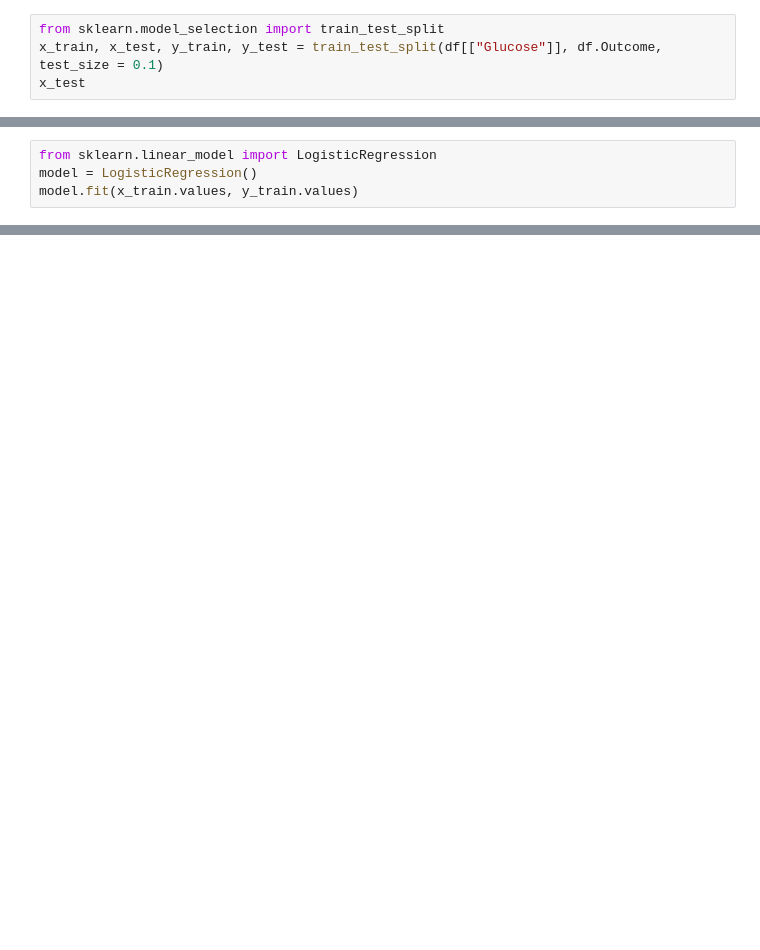
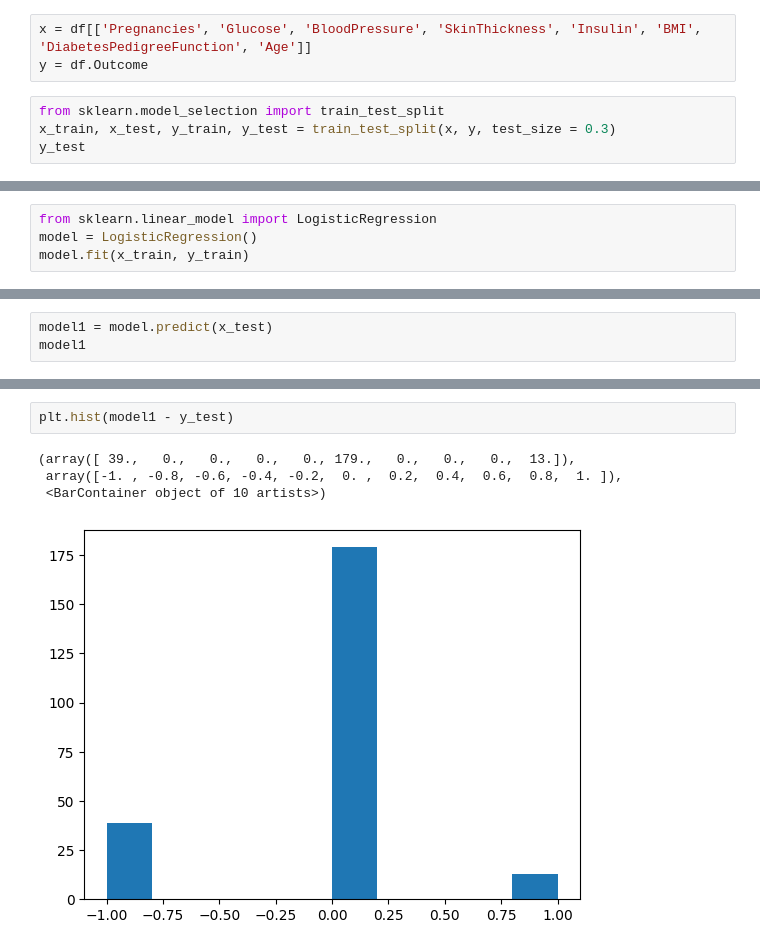
Before and after one commit to skhicha/Shubham-Khicha, a Jupyter notebook: python6.ipynb, the cells around one changed output, grey strips where cells are left out. Cells and saved outputs as stored; diff of their text form; blank space fills up the shorter version.

```diff
--- a/python6.ipynb
+++ b/python6.ipynb
@@ -21,5 +13,8 @@ plt.scatter(df.Glucose, df.Outcome, marker = "+", color = "blue")
+# %%
+x = df[['Pregnancies', 'Glucose', 'BloodPressure', 'SkinThickness', 'Insulin', 'BMI', 'DiabetesPedigreeFunction', 'Age']]
+y = df.Outcome
 # %%
 from sklearn.model_selection import train_test_split
-x_train, x_test, y_train, y_test = train_test_split(df[["Glucose"]], df.Outcome, test_size = 0.1)
-x_test
+x_train, x_test, y_train, y_test = train_test_split(x, y, test_size = 0.3)
+y_test
 # %% [output]
@@ -39,5 +33,5 @@ x_test
 # %%
 from sklearn.linear_model import LogisticRegression
 model = LogisticRegression()
-model.fit(x_train.values, y_train.values)
+model.fit(x_train, y_train)
 # %% [output]
@@ -55,0 +46,3 @@ array([1])
+# %%
+model1 = model.predict(x_test)
+model1
@@ -55,0 +61,7 @@ array([1])
+# %%
+plt.hist(model1 - y_test)
+# %% [output]
+(array([ 39.,   0.,   0.,   0.,   0., 179.,   0.,   0.,   0.,  13.]),
+ array([-1. , -0.8, -0.6, -0.4, -0.2,  0. ,  0.2,  0.4,  0.6,  0.8,  1. ]),
+ <BarContainer object of 10 artists>)
+[figure, added]
```
Also changed, not shown: parts of 8 cells of this notebook.
